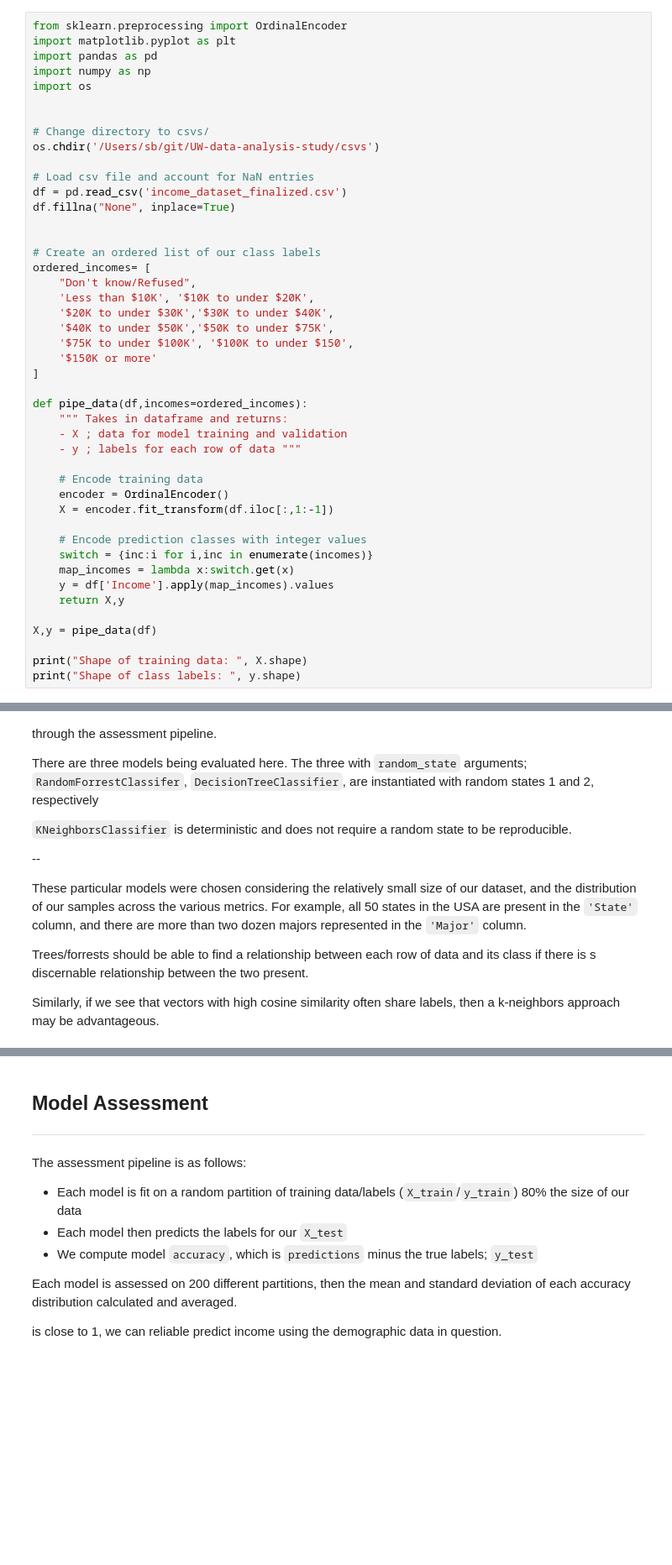
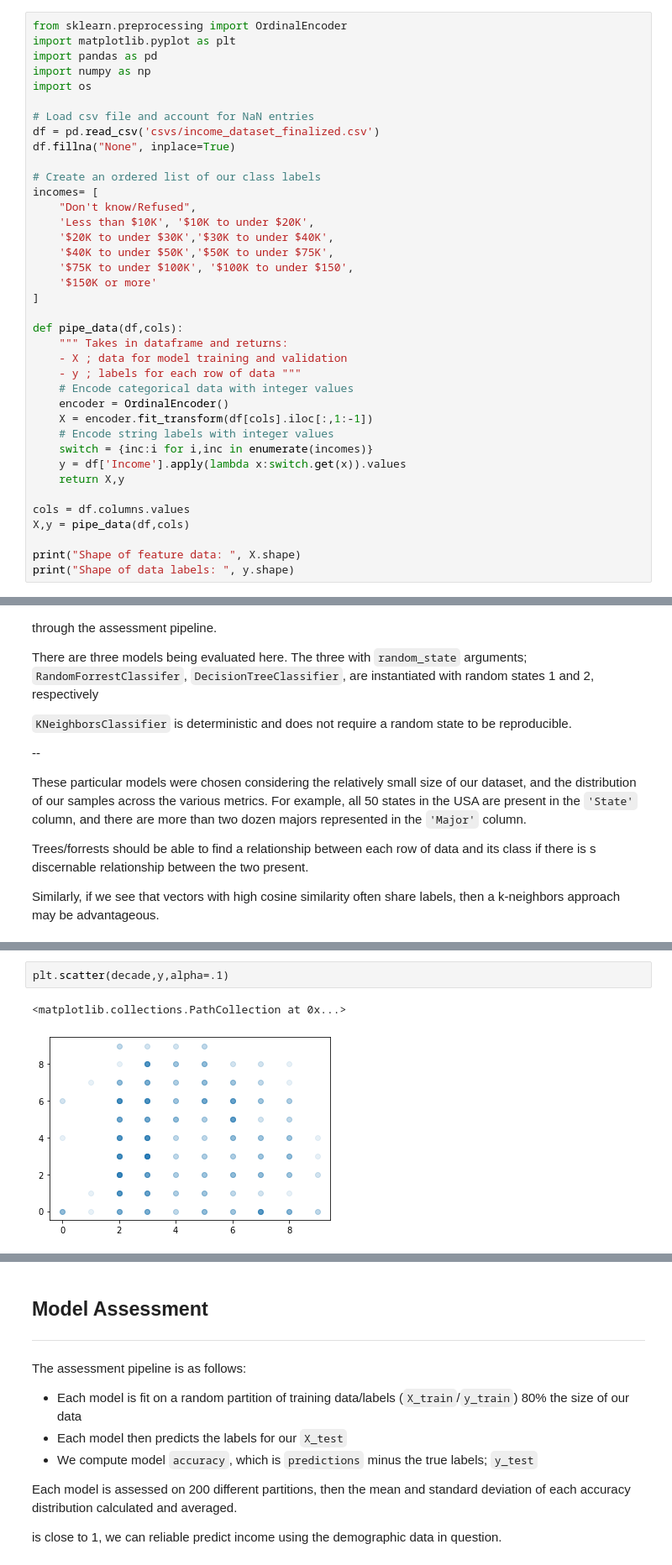
Before and after one commit to Schlam/UW-data-analysis-study, a Jupyter notebook: income_predictive_model.ipynb, the cells around one changed output, grey strips where cells are left out. Shown at 84% size. Cells and saved outputs as stored; diff of their text form; blank space fills up the shorter version.

```diff
--- a/income_predictive_model.ipynb
+++ b/income_predictive_model.ipynb
@@ -21,17 +21,12 @@ import pandas as pd
 import numpy as np
 import os
 
-
-# Change directory to csvs/
-os.chdir('/Users/sb/git/UW-data-analysis-study/csvs')
-
 # Load csv file and account for NaN entries
-df = pd.read_csv('income_dataset_finalized.csv')
+df = pd.read_csv('csvs/income_dataset_finalized.csv')
 df.fillna("None", inplace=True)
 
-
 # Create an ordered list of our class labels
-ordered_incomes= [
+incomes= [
     "Don't know/Refused",
     'Less than $10K', '$10K to under $20K',
     '$20K to under $30K','$30K to under $40K',
@@ -40,23 +35,21 @@ ordered_incomes= [
     '$150K or more'
 ]
 
-def pipe_data(df,incomes=ordered_incomes):
+def pipe_data(df,cols):
     """ Takes in dataframe and returns:
     - X ; data for model training and validation
     - y ; labels for each row of data """
-
-    # Encode training data
+    # Encode categorical data with integer values
     encoder = OrdinalEncoder()
-    X = encoder.fit_transform(df.iloc[:,1:-1])
-
-    # Encode prediction classes with integer values
+    X = encoder.fit_transform(df[cols].iloc[:,1:-1])
+    # Encode string labels with integer values
     switch = {inc:i for i,inc in enumerate(incomes)}
-    map_incomes = lambda x:switch.get(x)
-    y = df['Income'].apply(map_incomes).values
+    y = df['Income'].apply(lambda x:switch.get(x)).values
     return X,y
 
-X,y = pipe_data(df)
+cols = df.columns.values
+X,y = pipe_data(df,cols)
 
-print("Shape of training data: ", X.shape)
-print("Shape of class labels: ", y.shape)
+print("Shape of feature data: ", X.shape)
+print("Shape of data labels: ", y.shape)
 # %% [output]
@@ -130,0 +90,5 @@ def get_assessment(model,n=N,verb=False,plot=False,title=''):
+# %%
+plt.scatter(decade,y,alpha=.1)
+# %% [output]
+<matplotlib.collections.PathCollection at 0x...>
+[figure, added]
```
Also changed, not shown: parts of 12 cells of this notebook, 1 other file.
